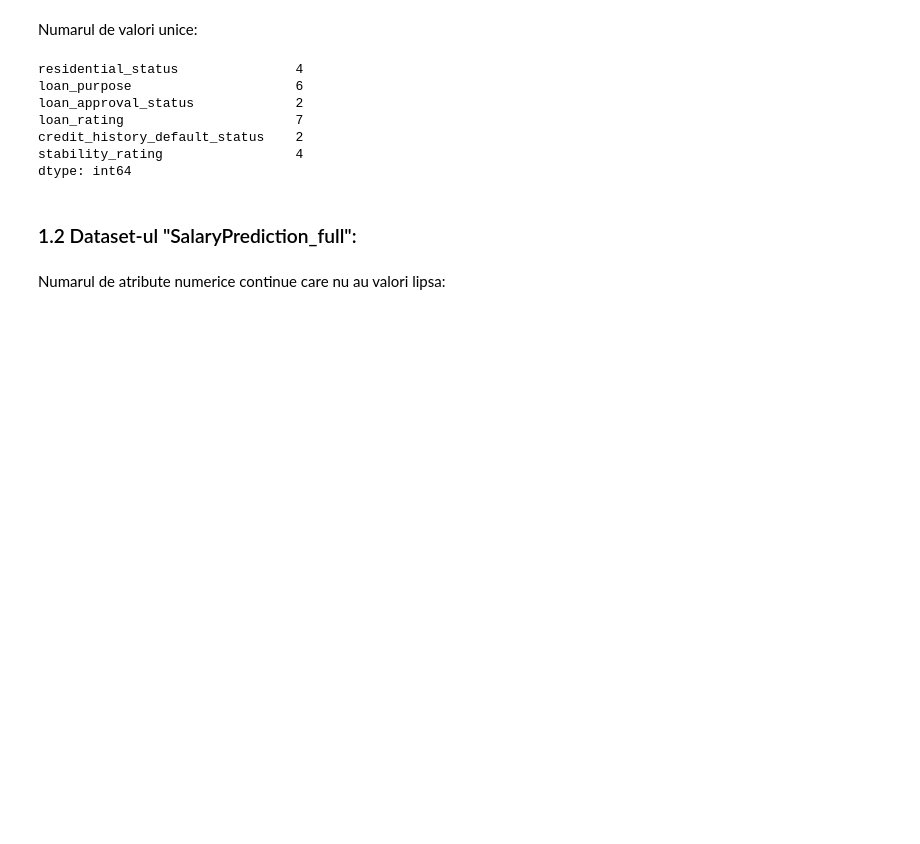
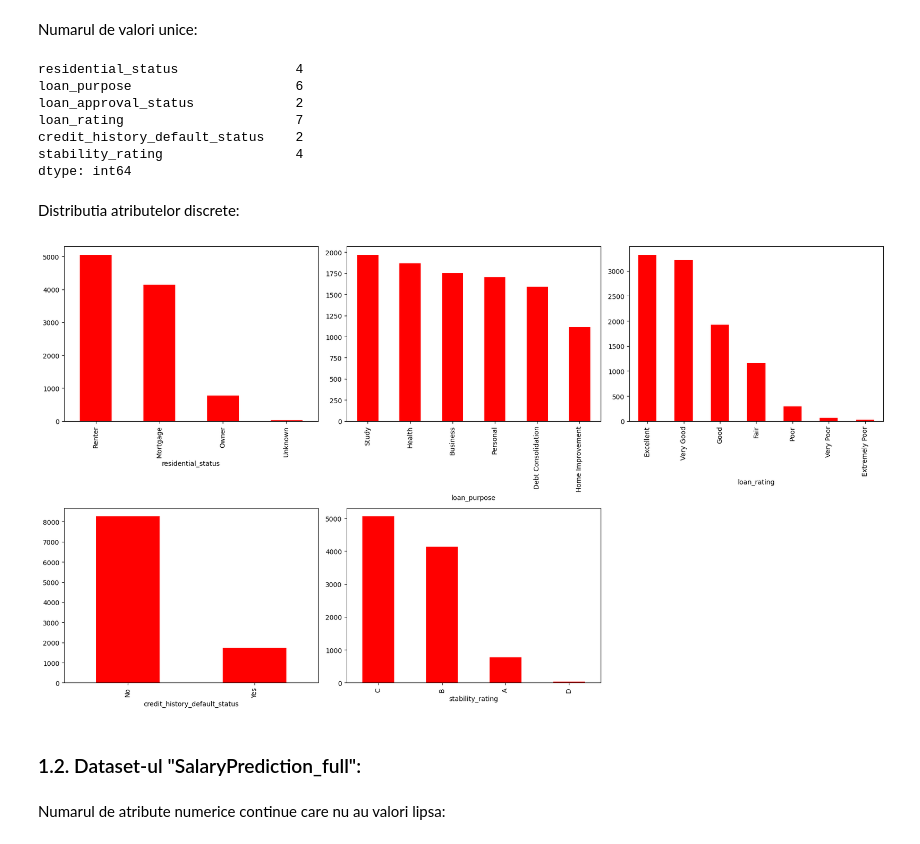
Before and after one commit to AlexLicuriceanu/inteligenta-artificiala, a Jupyter notebook: tema2-ml-aplicat/predictions.ipynb, the cells around one changed output. Saved outputs shown, nothing was run; the diff lists cells and outputs as text; code cells hidden in the pictures; blank space fills up the shorter version.

```diff
--- a/tema2-ml-aplicat/predictions.ipynb
+++ b/tema2-ml-aplicat/predictions.ipynb
@@ -94,8 +94,30 @@ loan_rating                      7
 credit_history_default_status    2
 stability_rating                 4
 dtype: int64
+# %% [markdown]
+Distributia atributelor discrete:
+# %%
+non_numeric_columns = cr_df.select_dtypes(exclude=['number']).notnull().columns
+non_numeric_columns = non_numeric_columns[non_numeric_columns != 'loan_approval_status']
+
+nr_rows = 2
+nr_columns = (len(non_numeric_columns) + nr_rows - 1) // nr_rows
+
+fig, axs = plt.subplots(nr_rows, nr_columns, figsize=(18, 10))
+axs = axs.flatten()
+
+for i, column in enumerate(non_numeric_columns):
+    ax = axs[i]
+    cr_df[column].value_counts().plot(kind='bar', ax=ax, color='r')
+
+for j in range(i + 1, len(axs)):
+    fig.delaxes(axs[j])
+
+plt.tight_layout()
+# %% [output]
+[figure, added]
 # %% [markdown]
-### 1.2 Dataset-ul "SalaryPrediction_full":
+### 1.2. Dataset-ul "SalaryPrediction_full":
 # %% [markdown]
 Numarul de atribute numerice continue care nu au valori lipsa:
 # %%
```
Also changed, not shown: parts of 17 cells of this notebook.
